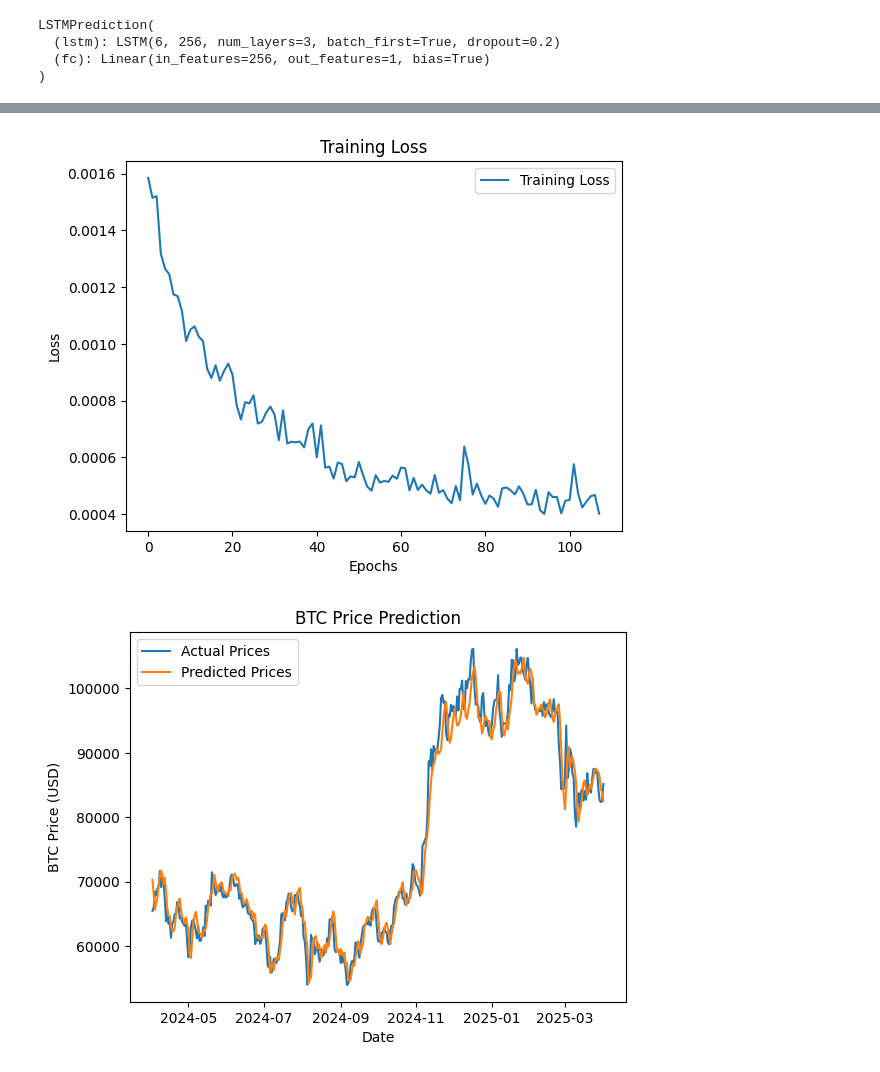
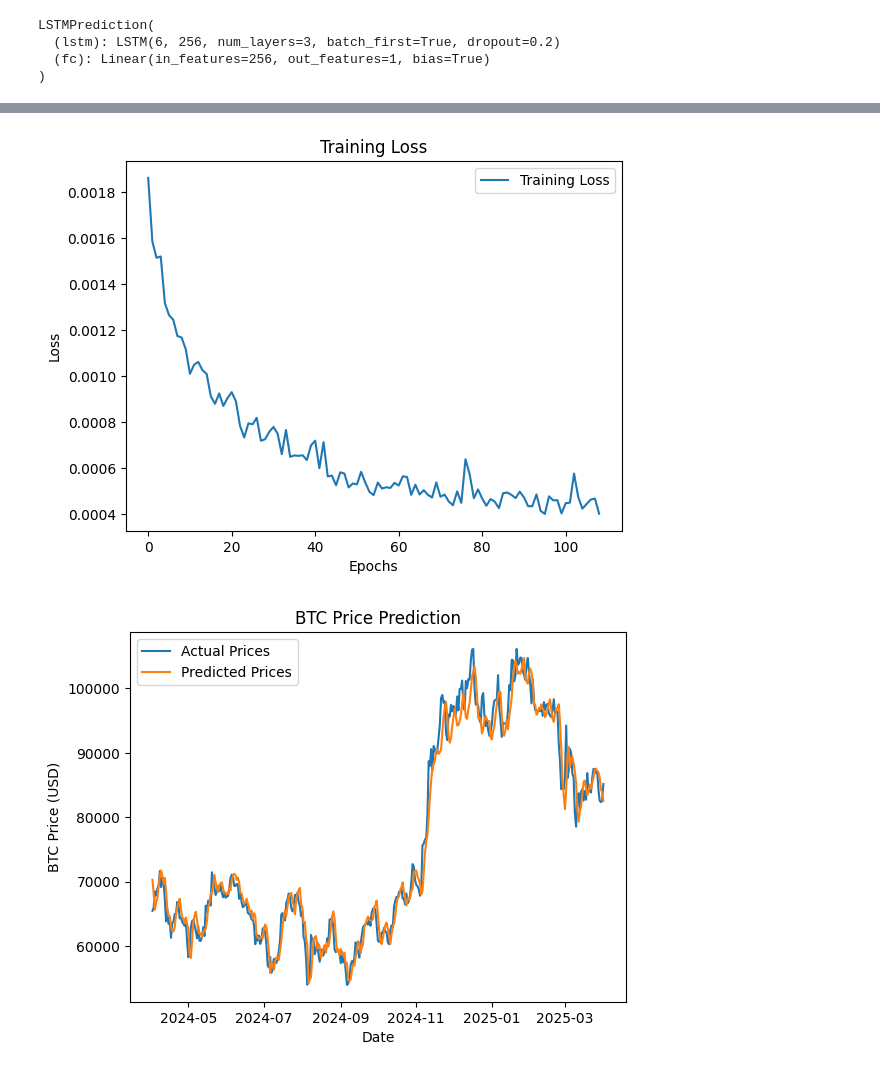
Before and after one commit to Cactooz/BitcoinPredictor, a Jupyter notebook: models/one_day_lstm_tweaked.ipynb, the cells around one changed output, grey strips where cells are left out. Cells and saved outputs as stored; diff of their text form; code cells hidden in the pictures.

```diff
--- a/models/one_day_lstm_tweaked.ipynb
+++ b/models/one_day_lstm_tweaked.ipynb
@@ -29,7 +29,7 @@ device = torch.device('cuda' if torch.cuda.is_available() else 'cpu')
 print(f"Using device: {device}")
 
 # Load and sort the data
-data = pd.read_csv("../data/BTC Data 2013-12-27 2025-04-09.csv")
+data = pd.read_csv("../data/BTC Data 2013-12-27 2025-04-01.csv")
 data['date'] = pd.to_datetime(data['date'])
 data = data.sort_values('date')
 
@@ -123,2 +180,6 @@ Load a pretrained model
 # %%
-#model.load_state_dict(torch.load("../weights/od_lstm-3l-256hs-0.2d-14lb-100e-ohlvdm.pth"))
+"""
+model.load_state_dict(torch.load("../weights/od_lstm-3l-256hs-0.2d-30lb-110e-64bs-ohlvdm.pth"))
+loaded = True
+criterion = nn.MSELoss()
+"""
@@ -212,7 +217,8 @@ def evaluate(model, test_loader, criterion):
 	mae = np.mean(np.abs(predictions - truths))
 	mape = np.mean(np.abs((truths - predictions) / truths))
 
-	#print(f"Train Loss: {train_losses[-1]:.6f}")
+	if loaded == None:
+		print(f"Train Loss: {train_losses[-1]:.6f}")
 	print(f"Test Loss: {test_loss:.6f}")
 
 	print("\nNormalized")
@@ -253,20 +260,22 @@ RMSE: 2519.982422
 MAE: 1898.156860
 MAPE: 0.024825
 # %%
-plt.plot(train_losses[2:], label='Training Loss')
-plt.xlabel('Epochs')
-plt.ylabel('Loss')
-plt.title('Training Loss')
-plt.legend()
-plt.show()
+
+if loaded == None:
+	plt.plot(train_losses[1:], label='Training Loss')
+	plt.xlabel('Epochs')
+	plt.ylabel('Loss')
+	plt.title('Training Loss')
+	plt.legend()
+	plt.show()
 
 plt.plot(test_dates, actuals, label='Actual Prices')
 plt.plot(test_dates, predictions, label='Predicted Prices')
 plt.xlabel('Date')
 plt.ylabel('BTC Price (USD)')
 plt.title('BTC Price Prediction')
 plt.legend()
 plt.show()
 # %% [output]
-[figure, old version]
+[figure, new version]
 [figure]
```
Also changed, not shown: parts of 18 cells of this notebook, 6 other files.
